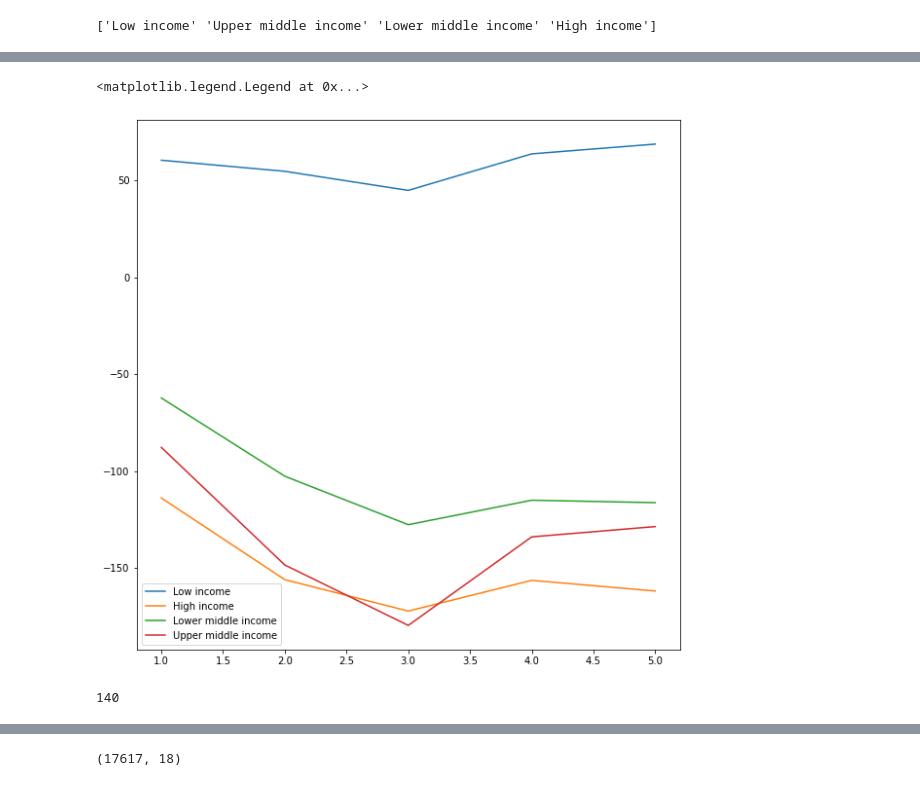
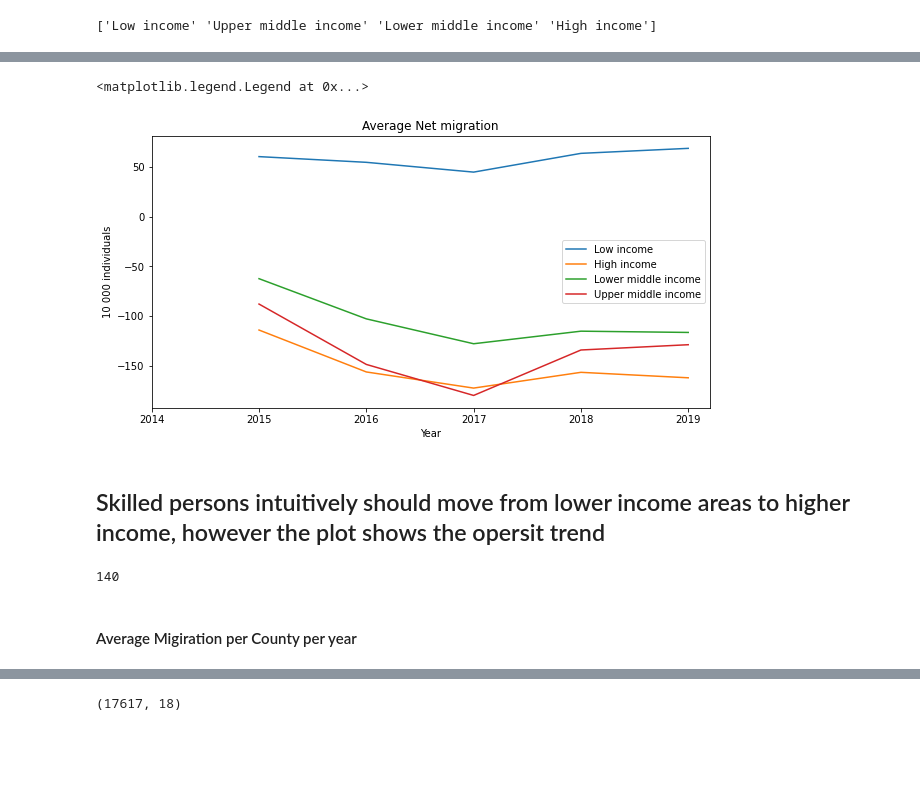
Before and after one commit to Francis-Walker/AISummative, a Jupyter notebook: AISummDataExploration.ipynb, the cells around one changed output, grey strips where cells are left out. Cells and saved outputs as stored; diff of their text form; code cells hidden in the pictures; blank space fills up the shorter version.

```diff
--- a/AISummDataExploration.ipynb
+++ b/AISummDataExploration.ipynb
@@ -202,19 +211,27 @@ linegraph
   -161.8040230680511]}
 # %%
 
-plt.rcParams["figure.figsize"] = 10,10
+plt.rcParams["figure.figsize"] = 10,5
 plt.plot(years, linegraph['Low income'], label="Low income")
 plt.plot(years, linegraph['High income'], label="High income")
 plt.plot(years, linegraph['Lower middle income'], label="Lower middle income")
 plt.plot(years, linegraph['Upper middle income'], label="Upper middle income")
+plt.title('Average Net migration')
+plt.xticks(np.arange(6),["2014","2015",'2016',"2017",'2018',"2019"])
+plt.xlabel('Year')
+plt.ylabel('10 000 individuals')
 plt.legend()
 # %% [output]
 <matplotlib.legend.Legend at 0x...>
-[figure, old version]
+[figure, new version]
+# %% [markdown]
+## Skilled persons intuitively should move from lower income areas to higher income, however the plot shows the opersit trend
 # %%
 len(data.country_code.unique())
 # %% [output]
 140
+# %% [markdown]
+#### Average Migiration per County per year
 # %%
 xmax =70
 ymax =2
```
Also changed, not shown: parts of 50 cells of this notebook.
